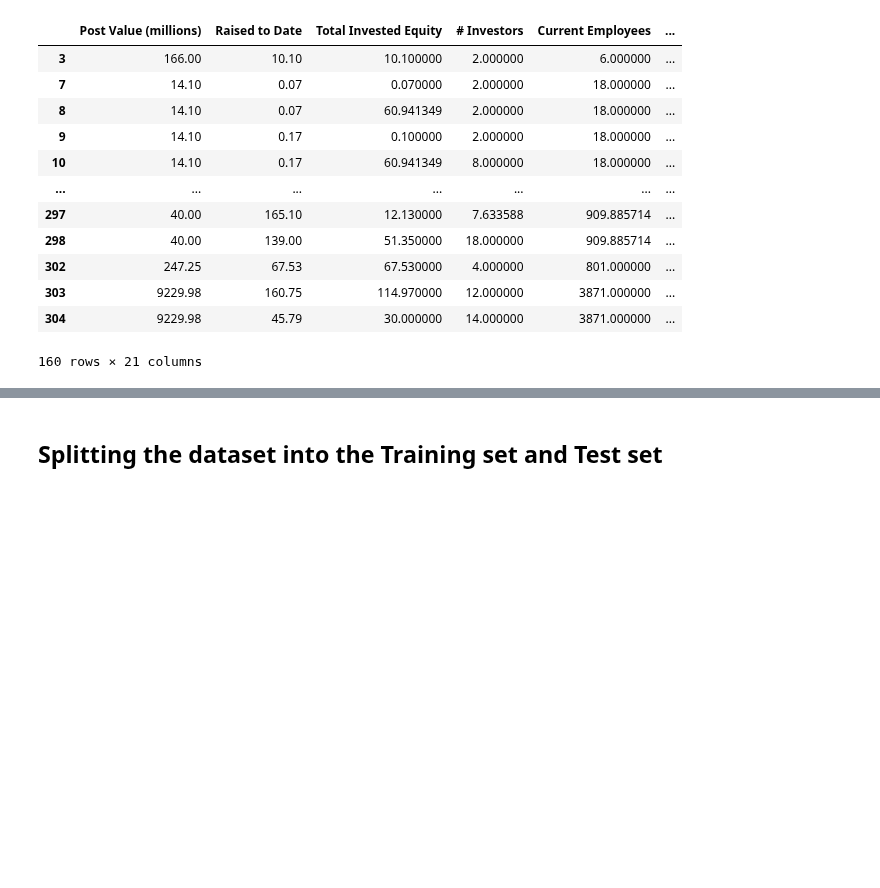
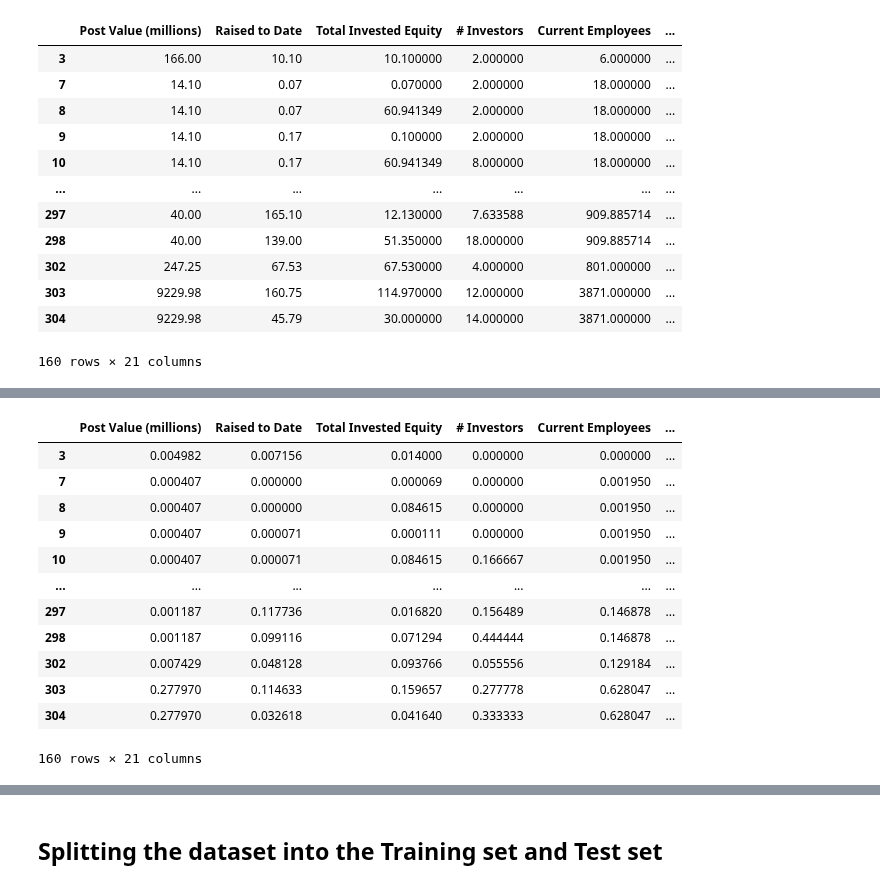
Before and after one commit to Mayank-004/VC-Industry-Predictive-analysis, a Jupyter notebook: VC_Target_POSTVALUATION.ipynb, the cells around one changed output, grey strips where cells are left out. Saved outputs shown, nothing was run; the diff lists cells and outputs as text; code cells hidden in the pictures; blank space fills up the shorter version.

```diff
--- a/VC_Target_POSTVALUATION.ipynb
+++ b/VC_Target_POSTVALUATION.ipynb
@@ -574 +547,17 @@ dataset
+# %%
+df
+# %% [output]
+|  | Post Value (millions) | Raised to Date | Total Invested Equity | # Investors | Current Employees | ... |
+| 3 | 0.004982 | 0.007156 | 0.014000 | 0.000000 | 0.000000 | ... |
+| 7 | 0.000407 | 0.000000 | 0.000069 | 0.000000 | 0.001950 | ... |
+| 8 | 0.000407 | 0.000000 | 0.084615 | 0.000000 | 0.001950 | ... |
+| 9 | 0.000407 | 0.000071 | 0.000111 | 0.000000 | 0.001950 | ... |
+| 10 | 0.000407 | 0.000071 | 0.084615 | 0.166667 | 0.001950 | ... |
+| ... | ... | ... | ... | ... | ... | ... |
+| 297 | 0.001187 | 0.117736 | 0.016820 | 0.156489 | 0.146878 | ... |
+| 298 | 0.001187 | 0.099116 | 0.071294 | 0.444444 | 0.146878 | ... |
+| 302 | 0.007429 | 0.048128 | 0.093766 | 0.055556 | 0.129184 | ... |
+| 303 | 0.277970 | 0.114633 | 0.159657 | 0.277778 | 0.628047 | ... |
+| 304 | 0.277970 | 0.032618 | 0.041640 | 0.333333 | 0.628047 | ... |
+160 rows × 21 columns
 # %%
```
Also changed, not shown: parts of 20 cells of this notebook.
